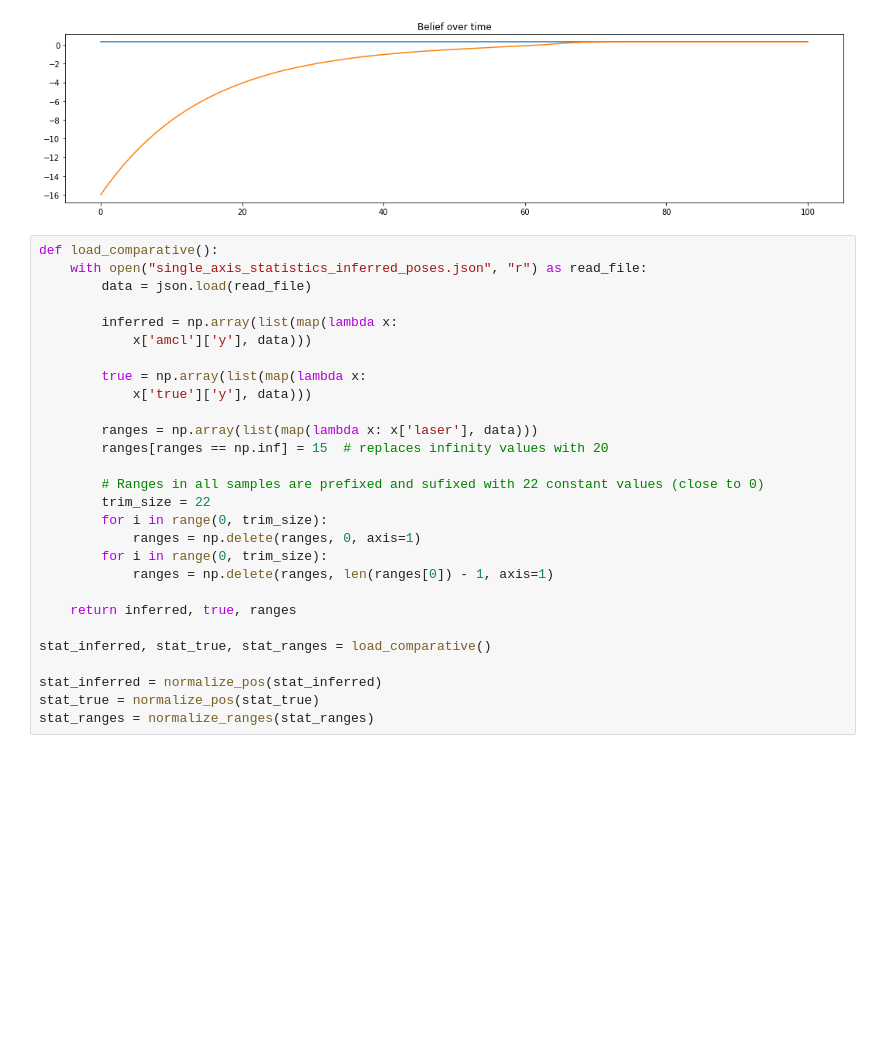
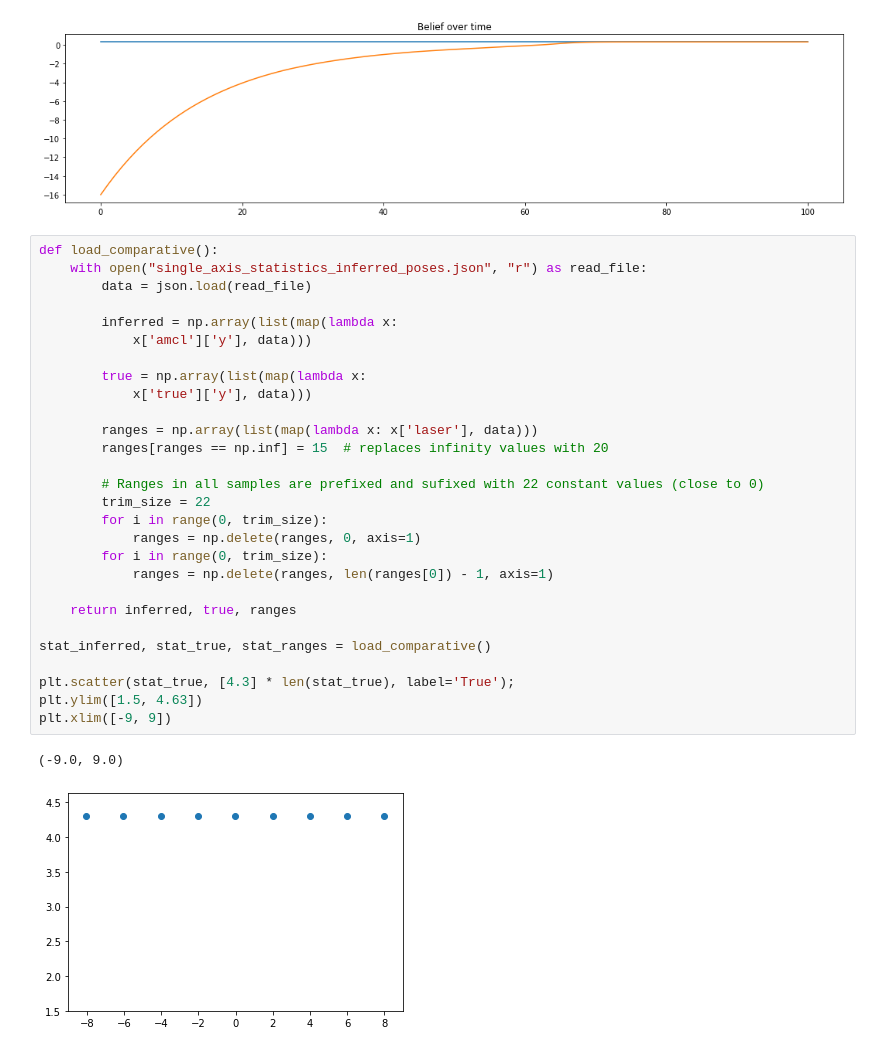
Before and after one commit to daniel-burghardt/predictive-coding-slam, a Jupyter notebook: corridor_single_axis/ANN_&_FEP_model_corridor.ipynb, the cells around one changed output. Saved outputs shown, nothing was run; the diff lists cells and outputs as text; blank space fills up the shorter version.

```diff
--- a/corridor_single_axis/ANN_&_FEP_model_corridor.ipynb
+++ b/corridor_single_axis/ANN_&_FEP_model_corridor.ipynb
@@ -379,29 +385,32 @@ Final belief of x: 0.3184171834684417
 # %%
 def load_comparative():
     with open("single_axis_statistics_inferred_poses.json", "r") as read_file:
         data = json.load(read_file)
 
         inferred = np.array(list(map(lambda x:
             x['amcl']['y'], data)))
 
         true = np.array(list(map(lambda x:
             x['true']['y'], data)))
 
         ranges = np.array(list(map(lambda x: x['laser'], data)))
         ranges[ranges == np.inf] = 15  # replaces infinity values with 20
 
         # Ranges in all samples are prefixed and sufixed with 22 constant values (close to 0)
         trim_size = 22
         for i in range(0, trim_size):
             ranges = np.delete(ranges, 0, axis=1)
         for i in range(0, trim_size):
             ranges = np.delete(ranges, len(ranges[0]) - 1, axis=1)
 
     return inferred, true, ranges
 
 stat_inferred, stat_true, stat_ranges = load_comparative()
 
-stat_inferred = normalize_pos(stat_inferred)
-stat_true = normalize_pos(stat_true)
-stat_ranges = normalize_ranges(stat_ranges)
+plt.scatter(stat_true, [4.3] * len(stat_true), label='True');
+plt.ylim([1.5, 4.63])
+plt.xlim([-9, 9])
+# %% [output]
+(-9.0, 9.0)
+[figure, added]
 # %%
```
Also changed, not shown: parts of 4 cells of this notebook, 1 other file.
